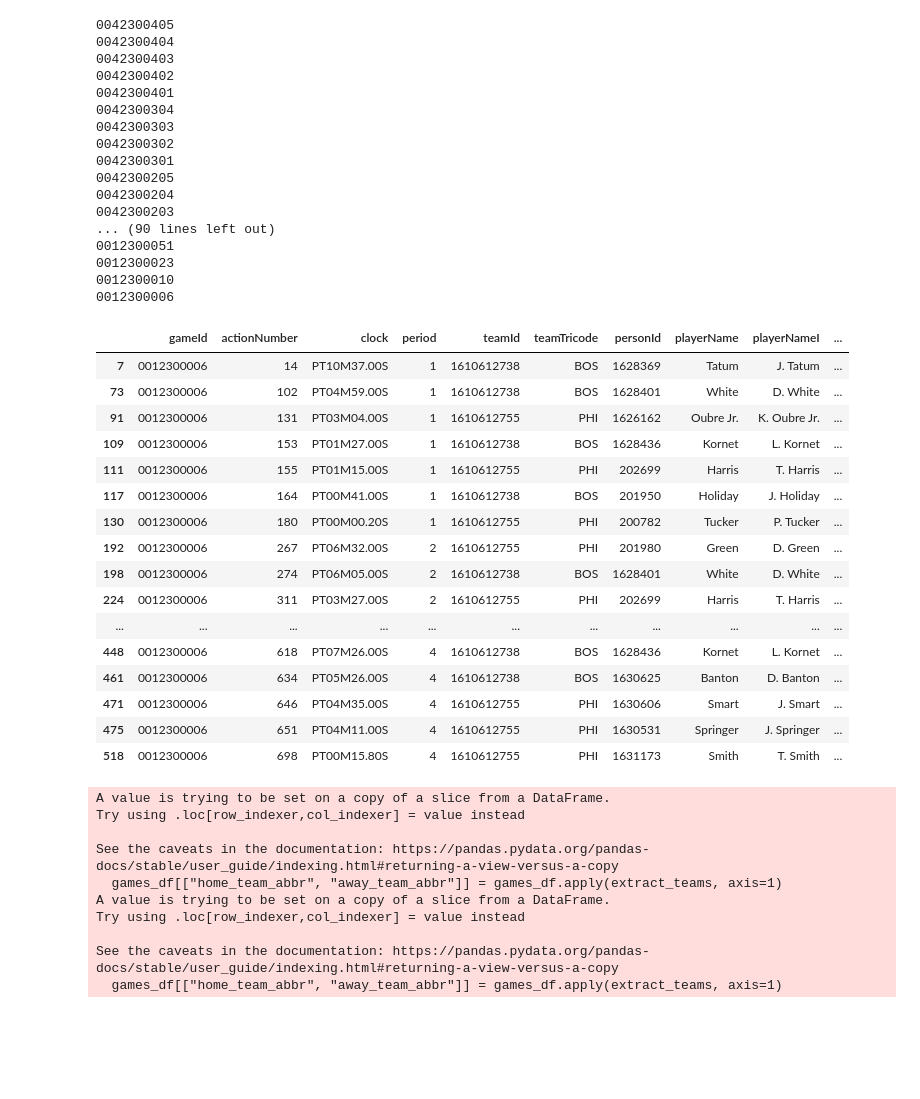
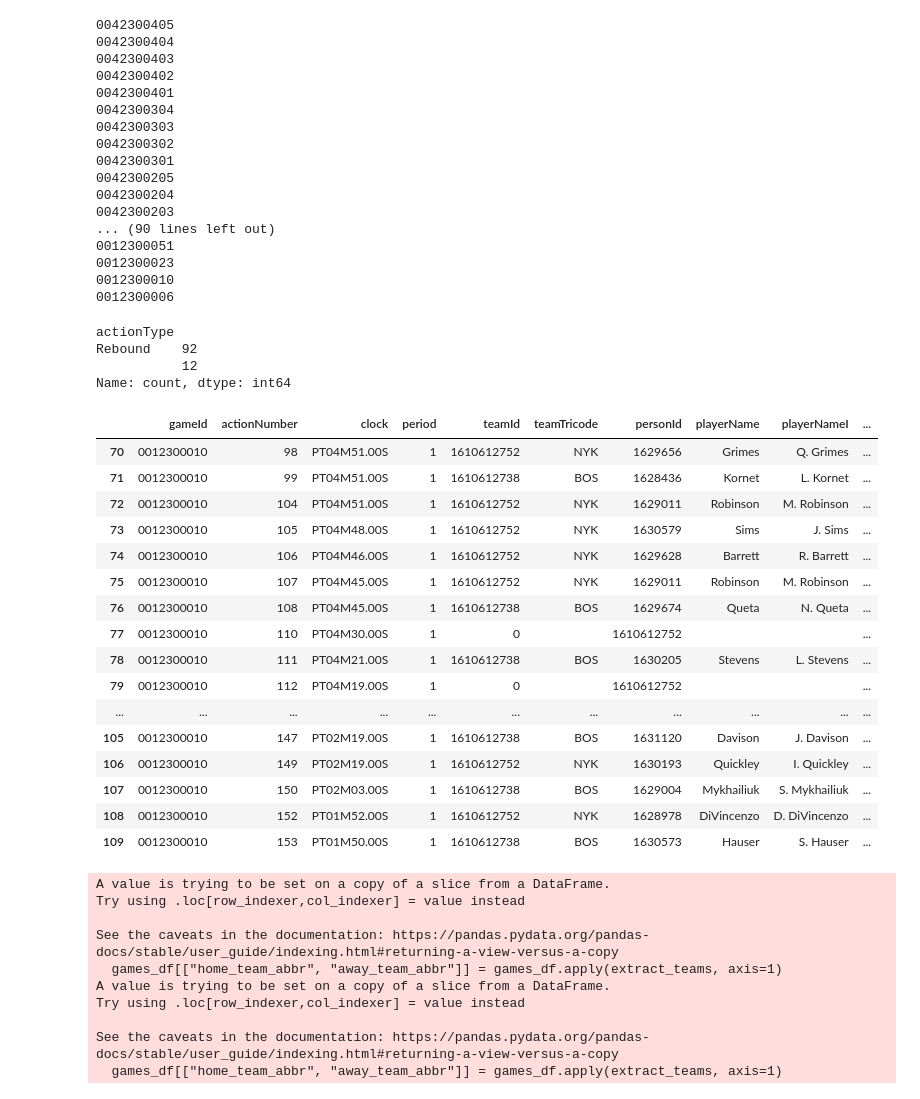
Before and after one commit to matthold86/player-prop-simulation, a Jupyter notebook: notebooks/nba_api_test.ipynb, the cells around one changed output. Drawn from its saved outputs; the diff is of its cells as text; code cells hidden in the pictures; blank space fills up the shorter version.

```diff
--- a/notebooks/nba_api_test.ipynb
+++ b/notebooks/nba_api_test.ipynb
@@ -214,23 +214,4 @@ for g in BOS_games['GAME_ID']:
 0012300010
 0012300006
 # %%
-df = pd.read_parquet('../data/raw/BOS/BOS_0012300006.parquet')
-df[df['actionType'] =='Turnover']
+df = pd.read_parquet('../data/raw/BOS/BOS_0012300010.parquet')
-# %% [output]
-|  | gameId | actionNumber | clock | period | teamId | teamTricode | personId | playerName | playerNameI | ... |
-| 7 | 0012300006 | 14 | PT10M37.00S | 1 | 1610612738 | BOS | 1628369 | Tatum | J. Tatum | ... |
-| 73 | 0012300006 | 102 | PT04M59.00S | 1 | 1610612738 | BOS | 1628401 | White | D. White | ... |
-| 91 | 0012300006 | 131 | PT03M04.00S | 1 | 1610612755 | PHI | 1626162 | Oubre Jr. | K. Oubre Jr. | ... |
-| 109 | 0012300006 | 153 | PT01M27.00S | 1 | 1610612738 | BOS | 1628436 | Kornet | L. Kornet | ... |
-| 111 | 0012300006 | 155 | PT01M15.00S | 1 | 1610612755 | PHI | 202699 | Harris | T. Harris | ... |
-| 117 | 0012300006 | 164 | PT00M41.00S | 1 | 1610612738 | BOS | 201950 | Holiday | J. Holiday | ... |
-| 130 | 0012300006 | 180 | PT00M00.20S | 1 | 1610612755 | PHI | 200782 | Tucker | P. Tucker | ... |
-| 192 | 0012300006 | 267 | PT06M32.00S | 2 | 1610612755 | PHI | 201980 | Green | D. Green | ... |
-| 198 | 0012300006 | 274 | PT06M05.00S | 2 | 1610612738 | BOS | 1628401 | White | D. White | ... |
-| 224 | 0012300006 | 311 | PT03M27.00S | 2 | 1610612755 | PHI | 202699 | Harris | T. Harris | ... |
-| ... | ... | ... | ... | ... | ... | ... | ... | ... | ... | ... |
-| 448 | 0012300006 | 618 | PT07M26.00S | 4 | 1610612738 | BOS | 1628436 | Kornet | L. Kornet | ... |
-| 461 | 0012300006 | 634 | PT05M26.00S | 4 | 1610612738 | BOS | 1630625 | Banton | D. Banton | ... |
-| 471 | 0012300006 | 646 | PT04M35.00S | 4 | 1610612755 | PHI | 1630606 | Smart | J. Smart | ... |
-| 475 | 0012300006 | 651 | PT04M11.00S | 4 | 1610612755 | PHI | 1630531 | Springer | J. Springer | ... |
-| 518 | 0012300006 | 698 | PT00M15.80S | 4 | 1610612755 | PHI | 1631173 | Smith | T. Smith | ... |
@@ -236,0 +223,29 @@ df[df['actionType'] =='Turnover']
+# %%
+df[df.index.isin(post_miss)].value_counts('actionType')
+# %% [output]
+actionType
+Rebound    92
+           12
+Name: count, dtype: int64
+# %%
+#df[(df.index.isin(post_miss))& ~(df['actionType']=='Rebound')]
+#df[df['description'].str.contains('FOUL')]
+df[70:110]
+# %% [output]
+|  | gameId | actionNumber | clock | period | teamId | teamTricode | personId | playerName | playerNameI | ... |
+| 70 | 0012300010 | 98 | PT04M51.00S | 1 | 1610612752 | NYK | 1629656 | Grimes | Q. Grimes | ... |
+| 71 | 0012300010 | 99 | PT04M51.00S | 1 | 1610612738 | BOS | 1628436 | Kornet | L. Kornet | ... |
+| 72 | 0012300010 | 104 | PT04M51.00S | 1 | 1610612752 | NYK | 1629011 | Robinson | M. Robinson | ... |
+| 73 | 0012300010 | 105 | PT04M48.00S | 1 | 1610612752 | NYK | 1630579 | Sims | J. Sims | ... |
+| 74 | 0012300010 | 106 | PT04M46.00S | 1 | 1610612752 | NYK | 1629628 | Barrett | R. Barrett | ... |
+| 75 | 0012300010 | 107 | PT04M45.00S | 1 | 1610612752 | NYK | 1629011 | Robinson | M. Robinson | ... |
+| 76 | 0012300010 | 108 | PT04M45.00S | 1 | 1610612738 | BOS | 1629674 | Queta | N. Queta | ... |
+| 77 | 0012300010 | 110 | PT04M30.00S | 1 | 0 |  | 1610612752 |  |  | ... |
+| 78 | 0012300010 | 111 | PT04M21.00S | 1 | 1610612738 | BOS | 1630205 | Stevens | L. Stevens | ... |
+| 79 | 0012300010 | 112 | PT04M19.00S | 1 | 0 |  | 1610612752 |  |  | ... |
+| ... | ... | ... | ... | ... | ... | ... | ... | ... | ... | ... |
+| 105 | 0012300010 | 147 | PT02M19.00S | 1 | 1610612738 | BOS | 1631120 | Davison | J. Davison | ... |
+| 106 | 0012300010 | 149 | PT02M19.00S | 1 | 1610612752 | NYK | 1630193 | Quickley | I. Quickley | ... |
+| 107 | 0012300010 | 150 | PT02M03.00S | 1 | 1610612738 | BOS | 1629004 | Mykhailiuk | S. Mykhailiuk | ... |
+| 108 | 0012300010 | 152 | PT01M52.00S | 1 | 1610612752 | NYK | 1628978 | DiVincenzo | D. DiVincenzo | ... |
+| 109 | 0012300010 | 153 | PT01M50.00S | 1 | 1610612738 | BOS | 1630573 | Hauser | S. Hauser | ... |
```
Also changed, not shown: parts of 2 cells of this notebook, 1 other file.
